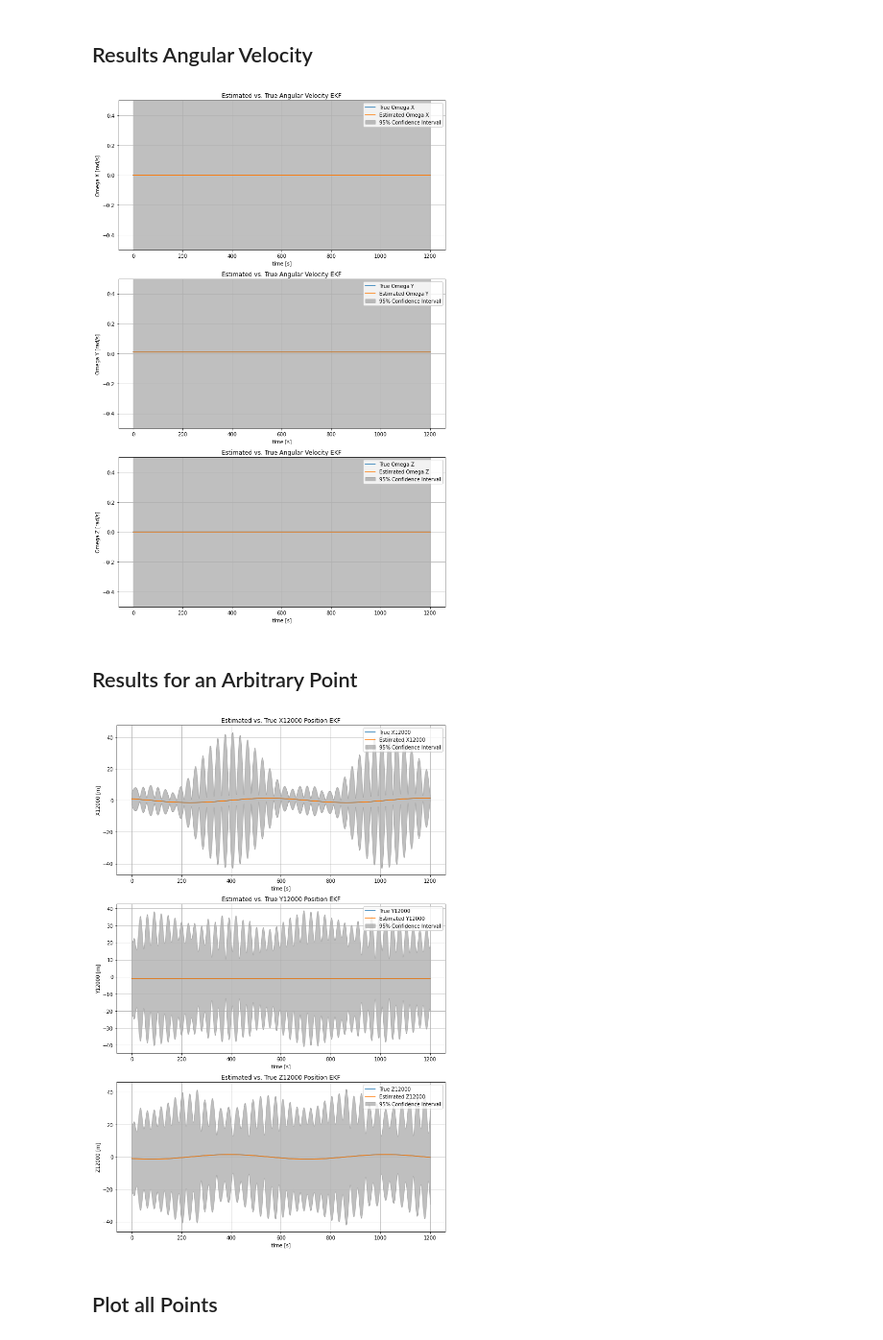
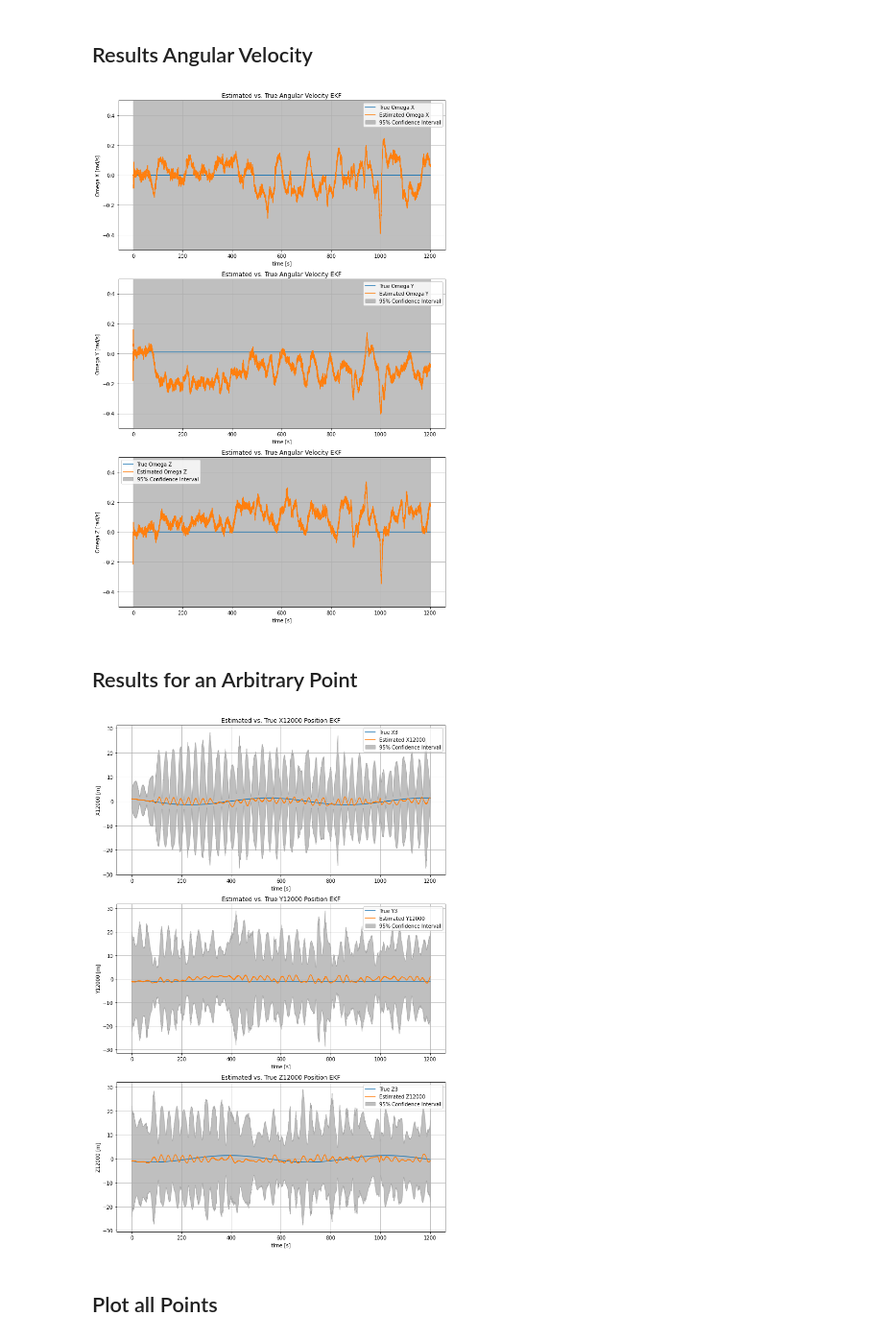
Before and after one commit to annasulzer/273-final-project, a Jupyter notebook: simulate_playground_EKF.ipynb, the cells around one changed output. Shown at 96% size. Drawn from its saved outputs; the diff is of its cells as text; code cells hidden in the pictures.

```diff
--- a/simulate_playground_EKF.ipynb
+++ b/simulate_playground_EKF.ipynb
@@ -69,6 +69,7 @@ o2 = sim.observer(sat2_x0,sat2_nv0, del_t)
 o3 = sim.observer(sat3_x0,sat3_nv0, del_t)
 # %%
 debris_points = np.array([[1,1,1],[1,1,-1],[1,-1,1],[1,-1,-1],[-1,1,1],[-1,1,-1],[-1,-1,1],[-1,-1,-1],[3,0,1],[3,0,-1],[-2,0,-1]]).T
+
 
     # Initialize the Quaternion for Debris Rotation.
     # Given any normalized direction vector [nx,ny,nz] and angular rotation [omega], the quaternion is of the
@@ -78,7 +79,7 @@ quat = np.array([0,1*np.sin(omega/2),0,np.cos(omega/2)])
 
 # Initialize the Debris Object
 deb = sim.debris(debris_points,quat, del_t)
-mtest = sim.MeasurementModel(deb,np.array([o1,o2,o3]),del_t, n_blind=occlusions)
+mtest = sim.MeasurementModel(deb,np.array([o1,o2,o3]),del_t, occlusions, 0.001*np.eye(len(debris_points[0]))) #signal to noise ration = 10
 # %% [markdown]
 ## EKF
 # %%
@@ -98,7 +99,7 @@ t1 = np.linspace(0,sim_time, int(sim_time/del_t))
 P_est_hist = np.zeros((len(t1), n, n))
 x_est_hist = np.zeros((len(t1), n))
 x_est_hist_min = np.zeros((len(t1), n))
-for i in range(len(t1)):
+for i in range(0,len(t1)):
     y = mtest[i]
     sat_pos = o1[i].flatten()
 
@@ -112,0 +116,9 @@ for i in range(len(t1)):
+# %%
+time_step = del_t
+time_array = np.arange(0, sim_time, time_step)
+posehist = np.zeros((36, len(time_array)))
+
+for t in range(0, len(time_array)):
+    posehist[3:, t] = deb[t].T.flatten()
+
+posehist = posehist.T
@@ -161,16 +191,9 @@ axs[2].set_ylim([-0.5, 0.5])
 plt.tight_layout()
 plt.show()
 # %% [output]
-[figure, old version]
+[figure, new version]
 # %% [markdown]
 ## Results for an Arbitrary Point
-# %%
-posehist = np.zeros((36, len(time_array)))
-
-for t in range(len(time_array)):
-    posehist[3:, t] = deb[t].T.flatten()
-
-posehist = posehist.T
 # %%
 point = 3
 time_step = del_t
@@ -193,43 +216,43 @@ confidence_interval_z = 1.96 * std_dev_z # 95%
 
 fig, axs = plt.subplots(3, 1, figsize=(10, 15))
 # Plot X Position
-axs[0].plot(time_array, posehist[:, x_index], label=f"True X{i+1}")
-axs[0].plot(time_array, x_est_hist[:, x_index], label=f"Estimated X{i+1}")
+axs[0].plot(time_array, posehist[:, x_index], label=f"True X{point}")
+axs[0].plot(time_array, x_est_hist[:, x_index], label=f"Estimated X{point}")
 axs[0].fill_between(time_array, x_est_hist[:, x_index] - confidence_interval_x, x_est_hist[:, x_index] + confidence_interval_x, color='gray', alpha=0.5, label="95% Confidence Interval")
 axs[0].set_xlabel('time [s]')
 axs[0].set_ylabel(f'X{i+1} [m]')
 axs[0].legend()
 axs[0].grid(True)
 axs[0].set_title(f'Estimated vs. True X{i+1} Position EKF')
 
 # Plot Y Position
-axs[1].plot(time_array, posehist[:, y_index], label=f"True Y{i+1}")
-axs[1].plot(time_array, x_est_hist[:, y_index], label=f"Estimated Y{i+1}")
+axs[1].plot(time_array, posehist[:, y_index], label=f"True Y{point}")
+axs[1].plot(time_array, x_est_hist[:, y_index], label=f"Estimated Y{point}")
 axs[1].fill_between(time_array, x_est_hist[:, y_index] - confidence_interval_y, x_est_hist[:, y_index] + confidence_interval_y, color='gray', alpha=0.5, label="95% Confidence Interval")
 axs[1].set_xlabel('time [s]')
 axs[1].set_ylabel(f'Y{i+1} [m]')
 axs[1].legend()
 axs[1].grid(True)
 axs[1].set_title(f'Estimated vs. True Y{i+1} Position EKF')
 
 # Plot Z Position
-axs[2].plot(time_array, posehist[:, z_index], label=f"True Z{i+1}")
-axs[2].plot(time_array, x_est_hist[:, z_index], label=f"Estimated Z{i+1}")
+axs[2].plot(time_array, posehist[:, z_index], label=f"True Z{point}")
+axs[2].plot(time_array, x_est_hist[:, z_index], label=f"Estimated Z{point}")
 axs[2].fill_between(time_array, x_est_hist[:, z_index] - confidence_interval_z, x_est_hist[:, z_index] + confidence_interval_z, color='gray', alpha=0.5, label="95% Confidence Interval")
 axs[2].set_xlabel('time [s]')
 axs[2].set_ylabel(f'Z{i+1} [m]')
 axs[2].legend()
 axs[2].grid(True)
 axs[2].set_title(f'Estimated vs. True Z{i+1} Position EKF')
 
 
 plt.tight_layout()
 plt.show()
 
 
-fig.savefig("position of point.png", dpi=300, bbox_inches="tight")
+fig.savefig("position of point noiseless.png", dpi=300, bbox_inches="tight")
 # %% [output]
-[figure, old version]
+[figure, new version]
 # %% [markdown]
 ## Plot all Points
 # %%
```
Also changed, not shown: parts of 6 cells of this notebook, 2 other files.
